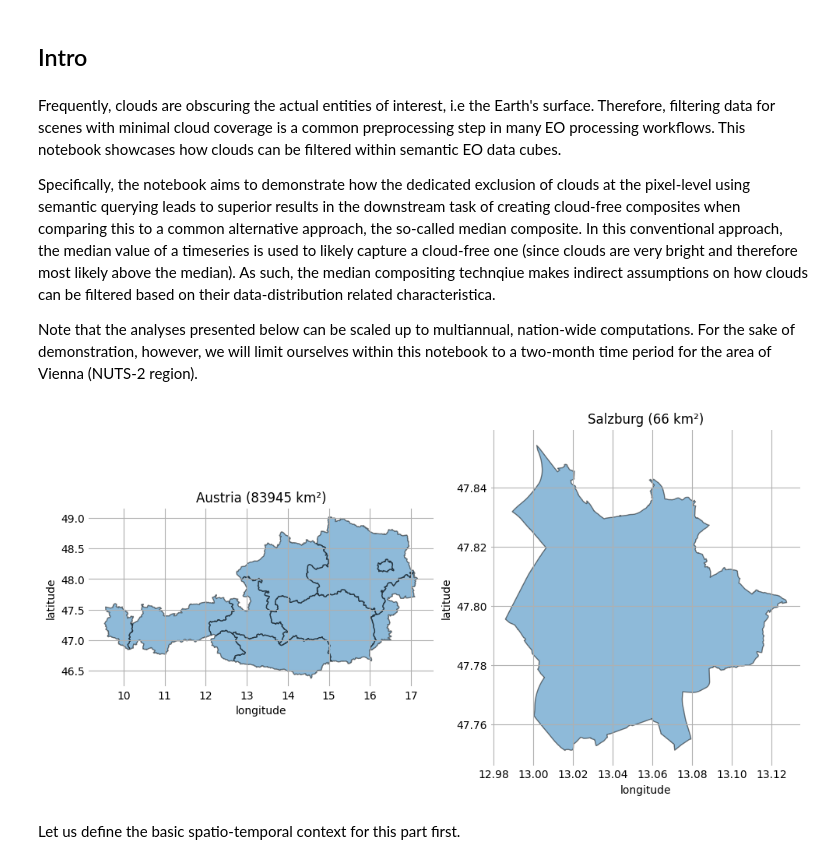
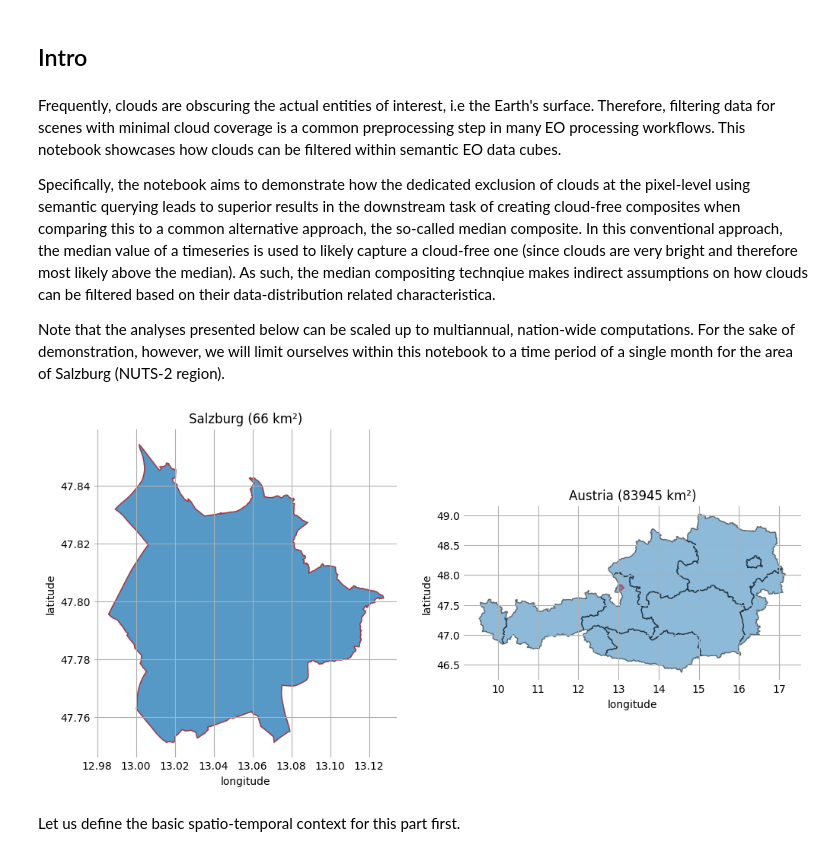
Before and after one commit to fkroeber/gsemantique, a Jupyter notebook: demo/example_clouds.ipynb, the cells around one changed output. Drawn from its saved outputs; the diff is of its cells as text; code cells hidden in the pictures.

```diff
--- a/demo/example_clouds.ipynb
+++ b/demo/example_clouds.ipynb
@@ -49,29 +61,27 @@ Frequently, clouds are obscuring the actual entities of interest, i.e the Earth'
 
 Specifically, the notebook aims to demonstrate how the dedicated exclusion of clouds at the pixel-level using semantic querying leads to superior results in the downstream task of creating cloud-free composites when comparing this to a common alternative approach, the so-called median composite. In this conventional approach, the median value of a timeseries is used to likely capture a cloud-free one (since clouds are very bright and therefore most likely above the median). As such, the median compositing technqiue makes indirect assumptions on how clouds can be filtered based on their data-distribution related characteristica.
 
-Note that the analyses presented below can be scaled up to multiannual, nation-wide computations. For the sake of demonstration, however, we will limit ourselves within this notebook to a two-month time period for the area of Vienna (NUTS-2 region).
+Note that the analyses presented below can be scaled up to multiannual, nation-wide computations. For the sake of demonstration, however, we will limit ourselves within this notebook to a time period of a single month for the area of Salzburg (NUTS-2 region).
 # %%
 # read aois
 at = gpd.read_file("files/austria.geojson")
 sbg = gpd.read_file("files/sbg_city.geojson")
 
 # plot aois
-aois = {
-    "Austria": at,
-    "Salzburg": sbg
-}
+aois = {"Salzburg": sbg, "Austria": at}
 
 fig, axs = plt.subplots(1, 2, figsize=(10,5), constrained_layout=True)
 for i, (name,aoi) in enumerate(aois.items()):
     aoi_size = aoi.to_crs(3035).area.sum()/10**6
     aoi.to_crs(4326).plot(ax = axs[i], alpha=0.5, edgecolor="black")
+    sbg.to_crs(4326).plot(ax = axs[i], alpha=0.5, edgecolor="red")
     axs[i].set_title(f"{name} ({aoi_size:.0f} km²)")
     axs[i].set_frame_on(False)
     axs[i].grid(True)
     axs[i].set_ylabel("latitude")
     axs[i].set_xlabel("longitude")
     axs[i].tick_params(length=0)
 # %% [output]
-[figure, old version]
+[figure, new version]
 # %% [markdown]
 Let us define the basic spatio-temporal context for this part first.
```
Also changed, not shown: parts of 18 cells of this notebook.
